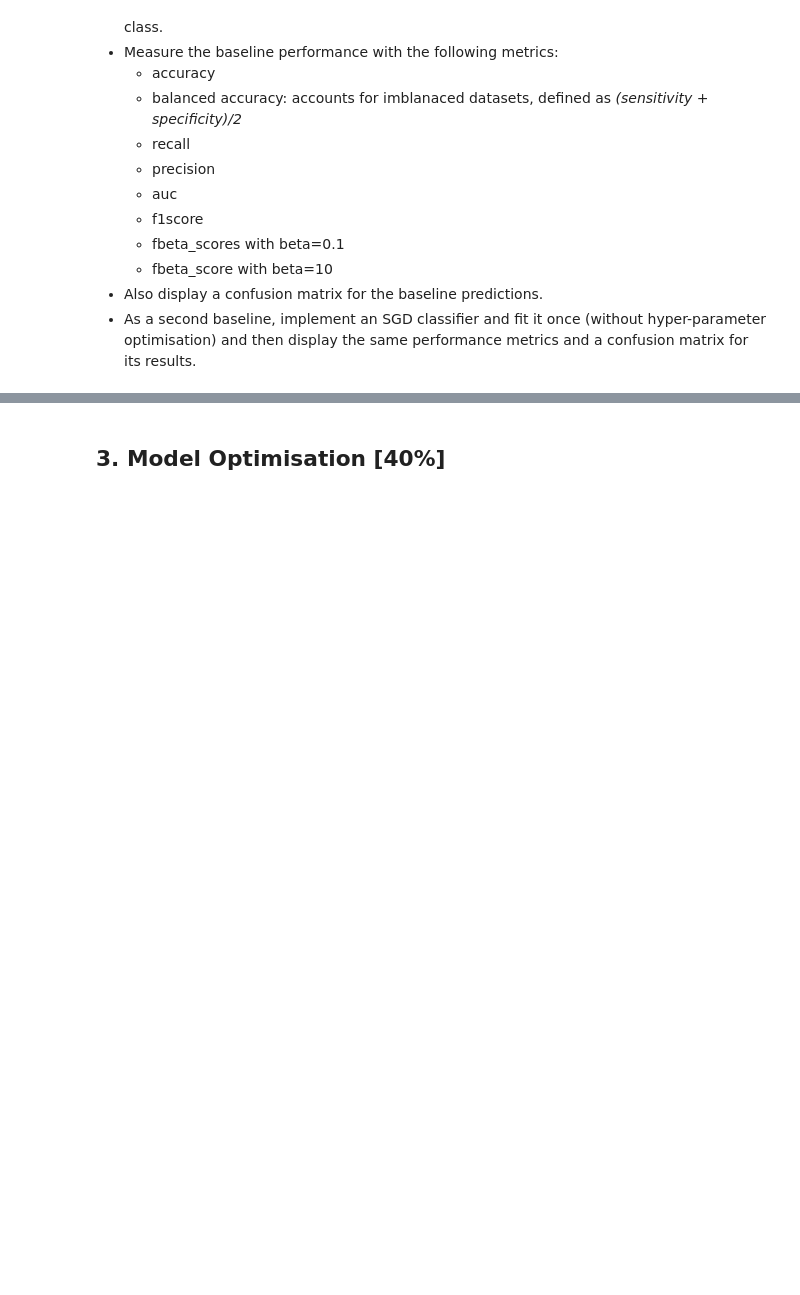
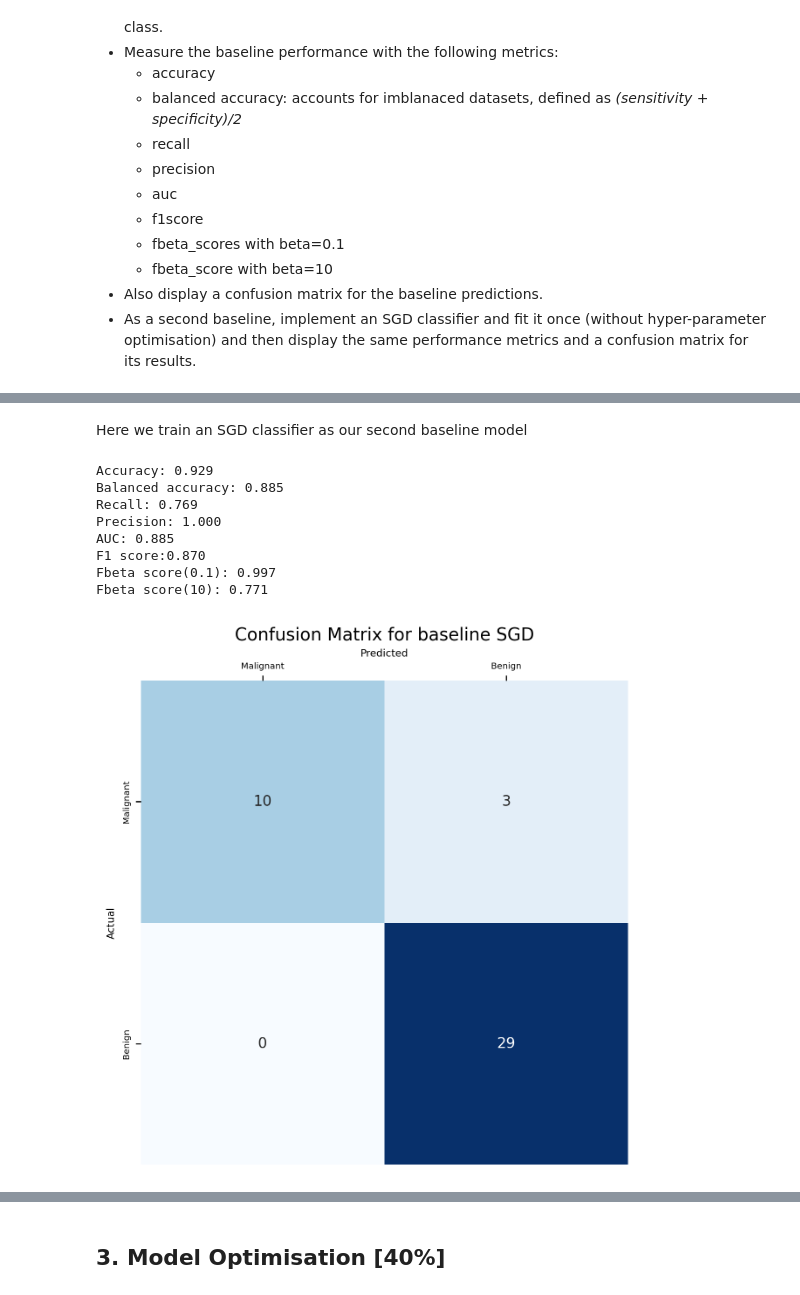
Before and after one commit to billzhao1030/Using_ML_Tools, a Jupyter notebook: Assignment/Assignment 2/A2_a1896243.ipynb, the cells around one changed output, grey strips where cells are left out. Cells and saved outputs as stored; diff of their text form; code cells hidden in the pictures; blank space fills up the shorter version.

```diff
--- a/Assignment/Assignment 2/A2_a1896243.ipynb
+++ b/Assignment/Assignment 2/A2_a1896243.ipynb
@@ -118,0 +254,21 @@ def f01_score(yt,yp):
+# %%
+from sklearn.model_selection import train_test_split
+from sklearn.preprocessing import StandardScaler
+from sklearn.impute import SimpleImputer
+from sklearn.dummy import DummyClassifier
+from sklearn.linear_model import SGDClassifier
+from sklearn.metrics import accuracy_score, balanced_accuracy_score, recall_score, precision_score, roc_auc_score, f1_score, confusion_matrix, classification_report
+from sklearn.pipeline import Pipeline
+
+# Splitting the data into training and test sets using stratification
+X = df.drop(columns=['label'])
+y = df['label'].apply(lambda x: 1 if x == 'malignant' else 0)  # Encoding labels: malignant as 1, benign as 0
+
+X_train_val, X_test, y_train_val, y_test = train_test_split(X, y, test_size=0.25, stratify=y, random_state=3)
+X_train, X_val, y_train, y_val = train_test_split(X_train_val, y_train_val, test_size=0.25, stratify=y_train_val, random_state=3)
+
+# Creating a preprocessing pipeline
+preprocessor = Pipeline(steps=[
+    ('imputer', SimpleImputer(strategy='median')),
+    ('scaler', StandardScaler())
+])
@@ -118,0 +334,22 @@ def f01_score(yt,yp):
+# %% [markdown]
+Here we train an SGD classifier as our second baseline model
+# %%
+# SGD Classifier
+sgd_clf = Pipeline(steps=[('preprocessor', preprocessor),
+                          ('classifier', SGDClassifier(random_state=42))])
+
+sgd_clf.fit(X_train, y_train)
+y_pred_sgd = sgd_clf.predict(X_val)
+
+# Metrics for SGD model
+show_result(y_val, y_pred_sgd, "baseline SGD")
+# %% [output]
+Accuracy: 0.929
+Balanced accuracy: 0.885
+Recall: 0.769
+Precision: 1.000
+AUC: 0.885
+F1 score:0.870
+Fbeta score(0.1): 0.997
+Fbeta score(10): 0.771
+[figure, added]
```
Also changed, not shown: parts of 51 cells of this notebook, 2 other files.
